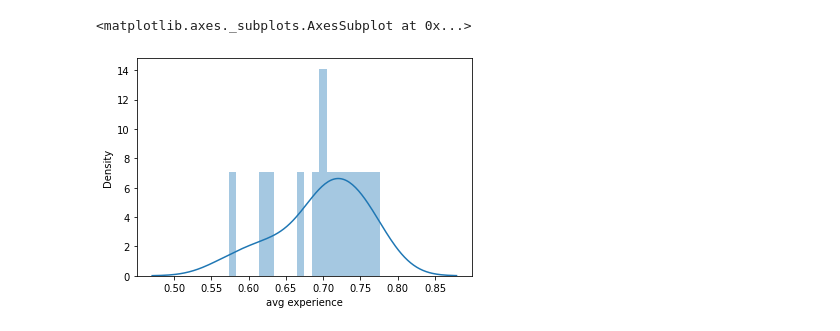
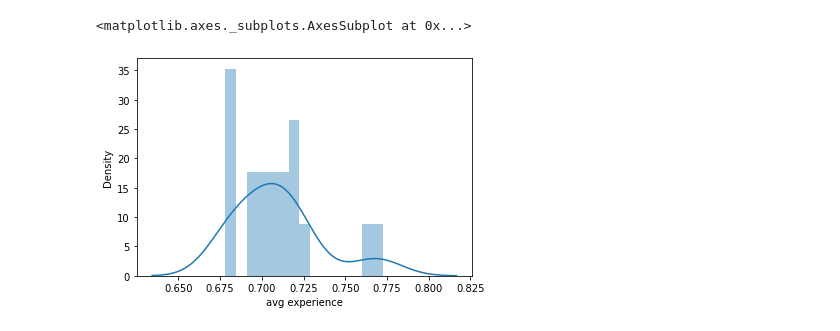
Before and after one commit to zebleck/Hackathon-404-Not-Found, a Jupyter notebook: Sample Dataset.ipynb, the cells around one changed output. Saved outputs shown, nothing was run; the diff lists cells and outputs as text; code cells hidden in the pictures.

Commit message:
final clusters

```diff
--- a/Sample Dataset.ipynb
+++ b/Sample Dataset.ipynb
@@ -151,10 +136,10 @@ class CreateNSWDataset():
 
         return teachers, schools
 # %%
-DatasetSampler = CreateSampleDataset()
+#DatasetSampler = CreateSampleDataset()
+#teachers, schools = DatasetSampler.make_dataset()
+DatasetSampler = CreateNSWDataset(data)
 teachers, schools = DatasetSampler.make_dataset()
-#DatasetSampler = CreateNSWDataset(data)
-#teachers, schools = DatasetSampler.make_dataset()
 # %%
 teachers.head()
 # %% [output]
@@ -177,8 +162,8 @@ schools.head()
 from sklearn.cluster import KMeans
 from sklearn.neighbors import KNeighborsClassifier
 
-school_per_cluster = 5
-n_iterations = 100
+school_per_cluster = 120
+n_iterations = 5
 min_differences = []
 variances = []
 noise = np.random.normal(loc=0., scale=0.05, size=(n_iterations, len(teachers), 2))
@@ -487,7 +458,7 @@ sns.distplot(cluster_df['teachers_difference_pct'], bins=10)
 # %%
 # Get avg experience (is center around 0.7 see class)
 cluster_df['avg experience'] = teachers.groupby(by='cluster')['experience'].mean()
-sns.distplot(cluster_df['avg experience'], bins=20)
+sns.distplot(cluster_df['avg experience'], bins=15)
 # %% [output]
 <matplotlib.axes._subplots.AxesSubplot at 0x...>
-[figure, old version]
+[figure, new version]
```
Also changed, not shown: parts of 16 cells of this notebook.
